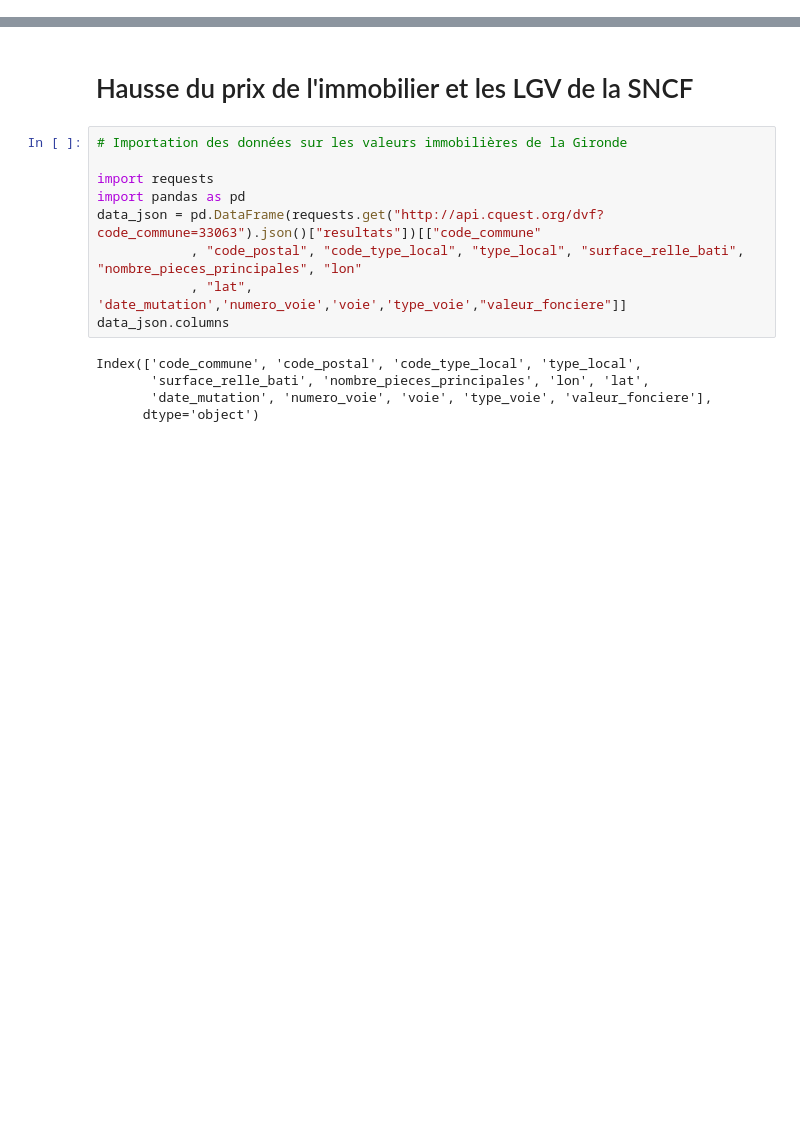
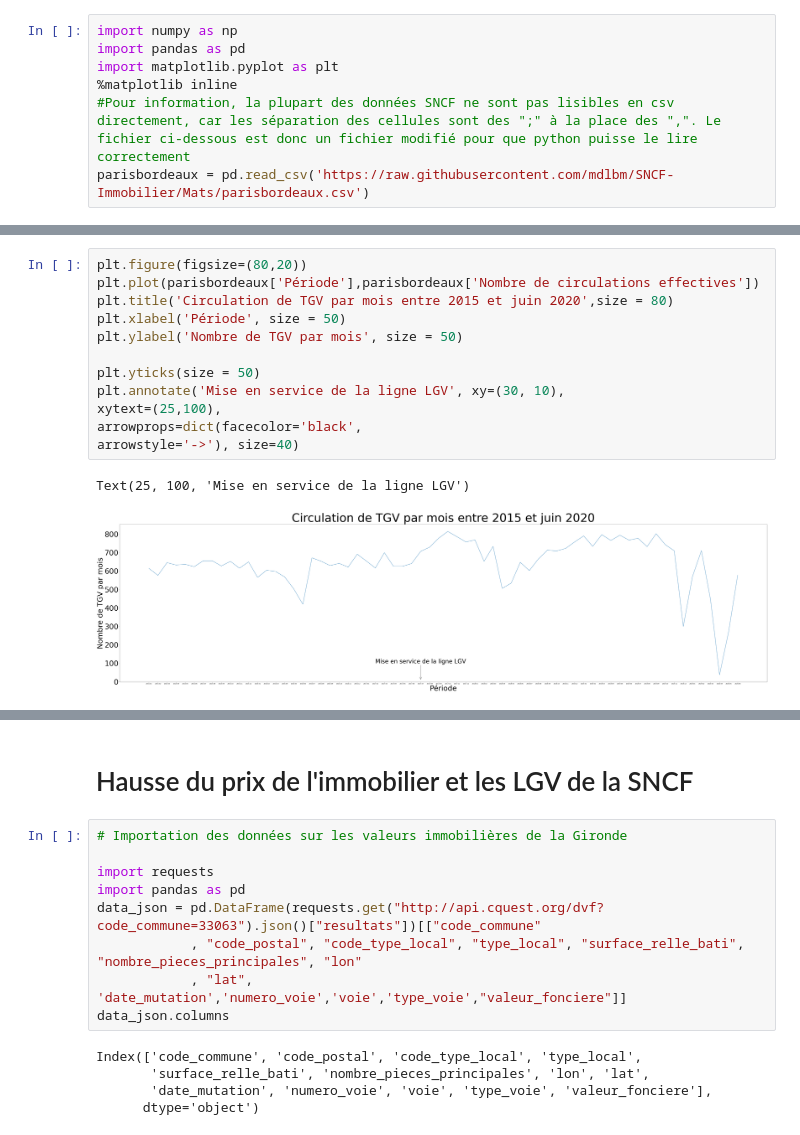
Before and after one commit to mdlbm/SNCF-Immobilier, a Jupyter notebook: Projet.ipynb, the cells around one changed output, grey strips where cells are left out. Saved outputs shown, nothing was run; the diff lists cells and outputs as text; blank space fills up the shorter version.

```diff
--- a/Projet.ipynb
+++ b/Projet.ipynb
@@ -0,0 +3,7 @@
+# %%
+import numpy as np
+import pandas as pd
+import matplotlib.pyplot as plt
+%matplotlib inline
+#Pour information, la plupart des données SNCF ne sont pas lisibles en csv directement, car les séparation des cellules sont des ";" à la place des ",". Le fichier ci-dessous est donc un fichier modifié pour que python puisse le lire correctement
+parisbordeaux = pd.read_csv('https://raw.githubusercontent.com/mdlbm/SNCF-Immobilier/Mats/parisbordeaux.csv')
@@ -0,0 +34,15 @@
+# %%
+plt.figure(figsize=(80,20))
+plt.plot(parisbordeaux['Période'],parisbordeaux['Nombre de circulations effectives'])
+plt.title('Circulation de TGV par mois entre 2015 et juin 2020',size = 80)
+plt.xlabel('Période', size = 50)
+plt.ylabel('Nombre de TGV par mois', size = 50)
+
+plt.yticks(size = 50)
+plt.annotate('Mise en service de la ligne LGV', xy=(30, 10),
+xytext=(25,100),
+arrowprops=dict(facecolor='black',
+arrowstyle='->'), size=40)
+# %% [output]
+Text(25, 100, 'Mise en service de la ligne LGV')
+[figure, added]
```
Also changed, not shown: parts of 6 cells of this notebook.
